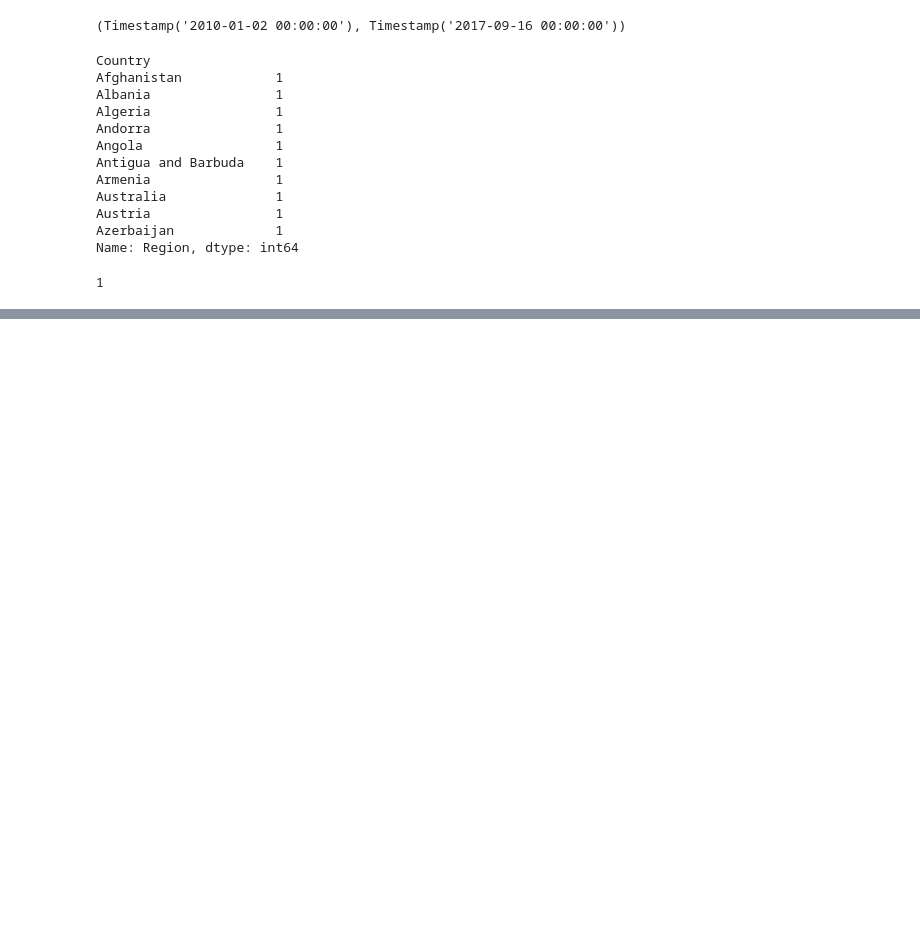
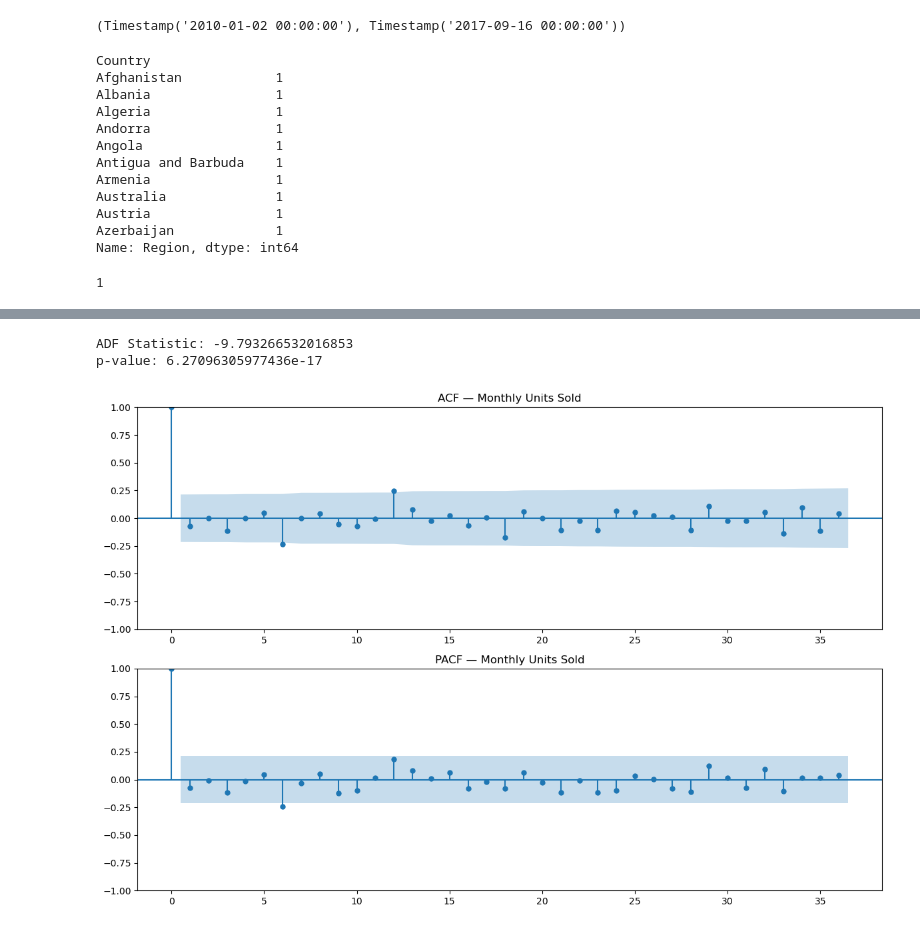
Before and after one commit to sankya-jadhav/retail-sales-analytics-forecasting, a Jupyter notebook: notebook/sales.ipynb, the cells around one changed output, grey strips where cells are left out. Drawn from its saved outputs; the diff is of its cells as text; code cells hidden in the pictures; blank space fills up the shorter version.

```diff
--- a/notebook/sales.ipynb
+++ b/notebook/sales.ipynb
@@ -413,0 +605,25 @@ country_region_check.max()
+# %%
+from statsmodels.tsa.stattools import adfuller
+
+result = adfuller(train)
+
+print("ADF Statistic:", result[0])
+print("p-value:", result[1])
+# %% [output]
+ADF Statistic: -9.793266532016853
+p-value: 6.27096305977436e-17
+# %%
+from statsmodels.graphics.tsaplots import plot_acf, plot_pacf
+
+fig, ax = plt.subplots(2, 1, figsize=(12, 8))
+
+plot_acf(train, lags=36, ax=ax[0])
+plot_pacf(train, lags=36, ax=ax[1])
+
+ax[0].set_title("ACF — Monthly Units Sold")
+ax[1].set_title("PACF — Monthly Units Sold")
+
+plt.tight_layout()
+plt.show()
+# %% [output]
+[figure, added]
```
Also changed, not shown: parts of 53 cells of this notebook, 7 other files.
